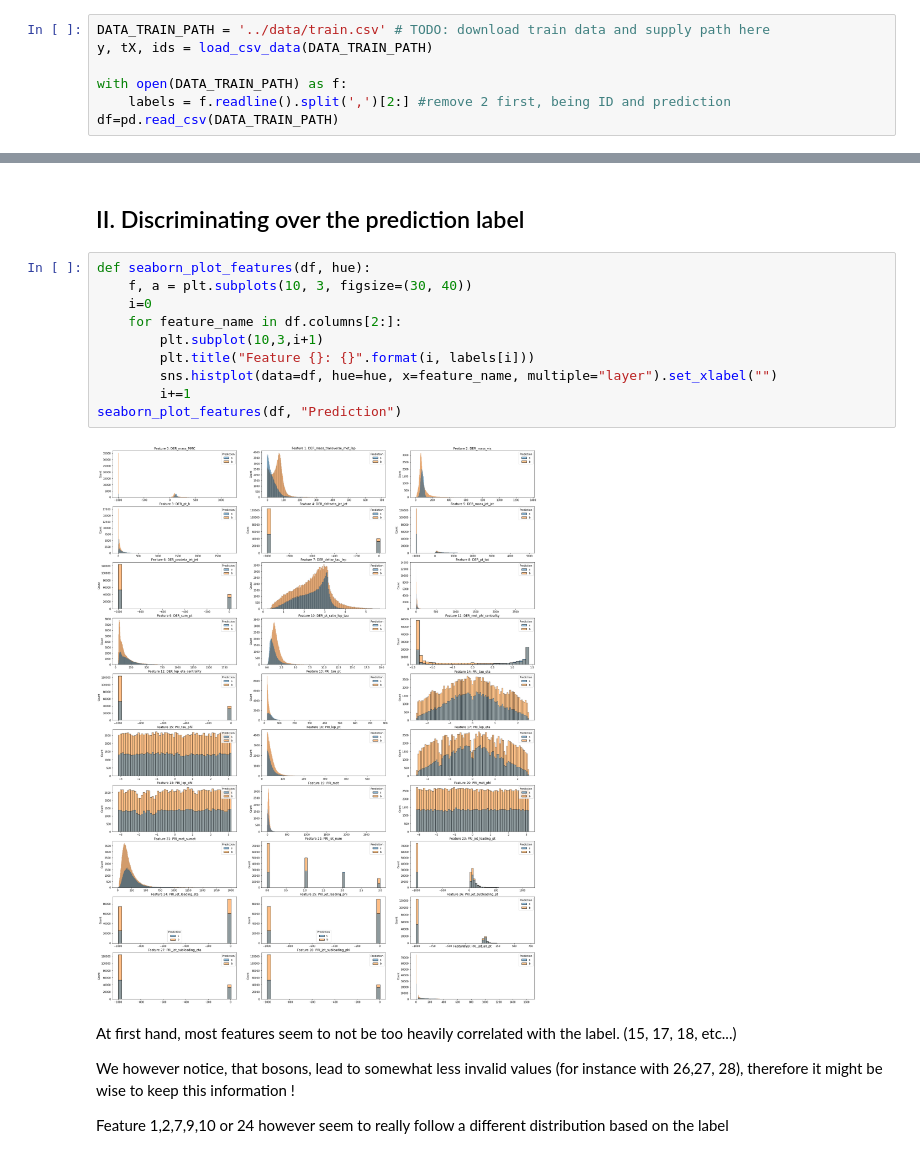
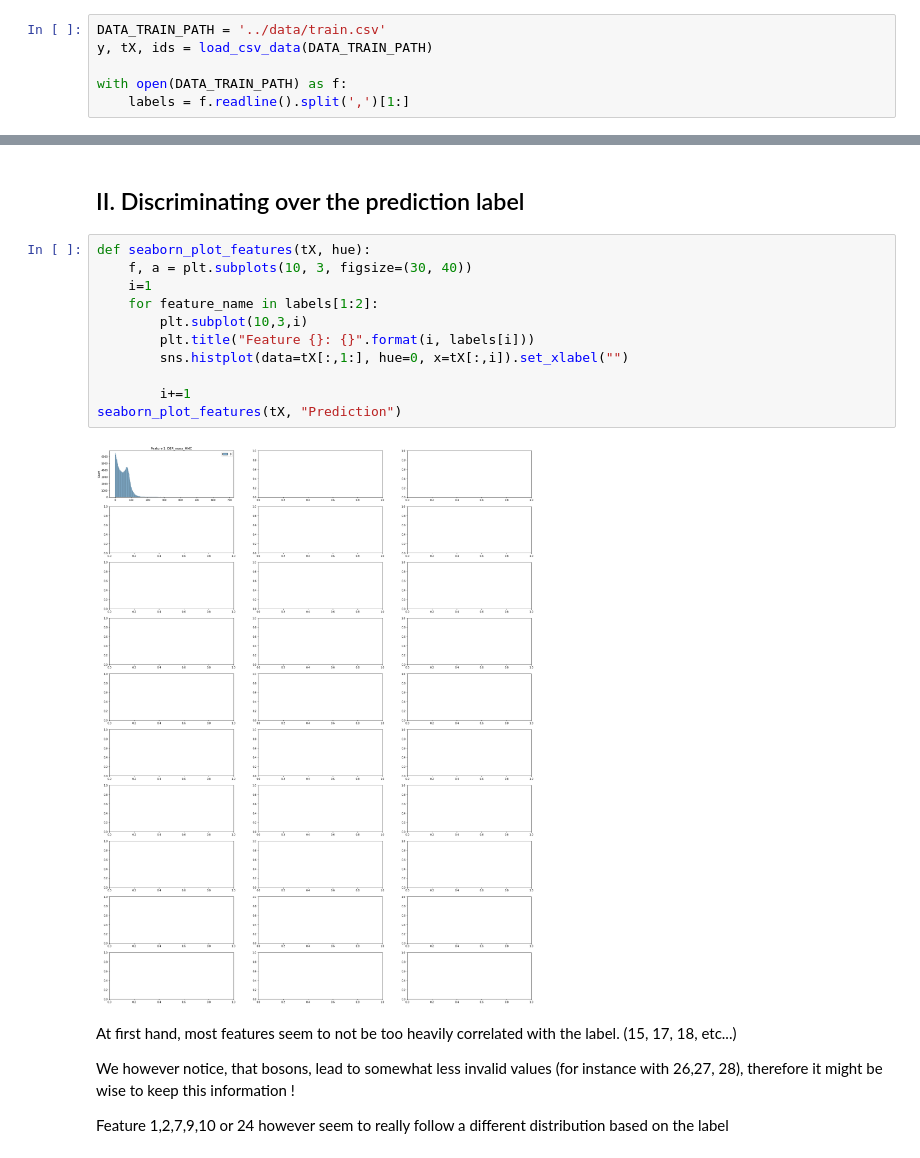
Before and after one commit to mismayil/higgs-boson, a Jupyter notebook: notebooks/exploration.ipynb, the cells around one changed output, grey strips where cells are left out. Saved outputs shown, nothing was run; the diff lists cells and outputs as text.

```diff
--- a/notebooks/exploration.ipynb
+++ b/notebooks/exploration.ipynb
@@ -13,12 +13,11 @@ from implementations import *
 %load_ext autoreload
 %autoreload 2
 # %%
-DATA_TRAIN_PATH = '../data/train.csv' # TODO: download train data and supply path here
+DATA_TRAIN_PATH = '../data/train.csv'
 y, tX, ids = load_csv_data(DATA_TRAIN_PATH)
 
 with open(DATA_TRAIN_PATH) as f:
-    labels = f.readline().split(',')[2:] #remove 2 first, being ID and prediction
-df=pd.read_csv(DATA_TRAIN_PATH)
+    labels = f.readline().split(',')[1:]
 # %% [markdown]
 ## I .First steps
 # %% [markdown]
@@ -64,17 +75,18 @@ Some, such as 1 or 7, are bimodal distributions, we might get some insight while
 # %% [markdown]
 ## II. Discriminating over the prediction label
 # %%
-def seaborn_plot_features(df, hue):
+def seaborn_plot_features(tX, hue):
     f, a = plt.subplots(10, 3, figsize=(30, 40))
-    i=0
-    for feature_name in df.columns[2:]:
-        plt.subplot(10,3,i+1)
+    i=1
+    for feature_name in labels[1:2]:
+        plt.subplot(10,3,i)
         plt.title("Feature {}: {}".format(i, labels[i]))
-        sns.histplot(data=df, hue=hue, x=feature_name, multiple="layer").set_xlabel("")
+        sns.histplot(data=tX[:,1:], hue=0, x=tX[:,i]).set_xlabel("")
+
         i+=1
-seaborn_plot_features(df, "Prediction")
+seaborn_plot_features(tX, "Prediction")
 # %% [output]
-[figure, old version]
+[figure, new version]
 # %% [markdown]
 At first hand, most features seem to not be too heavily correlated with the label. (15, 17, 18, etc...)
 
```
Also changed, not shown: parts of 13 cells of this notebook, 1 other file.
